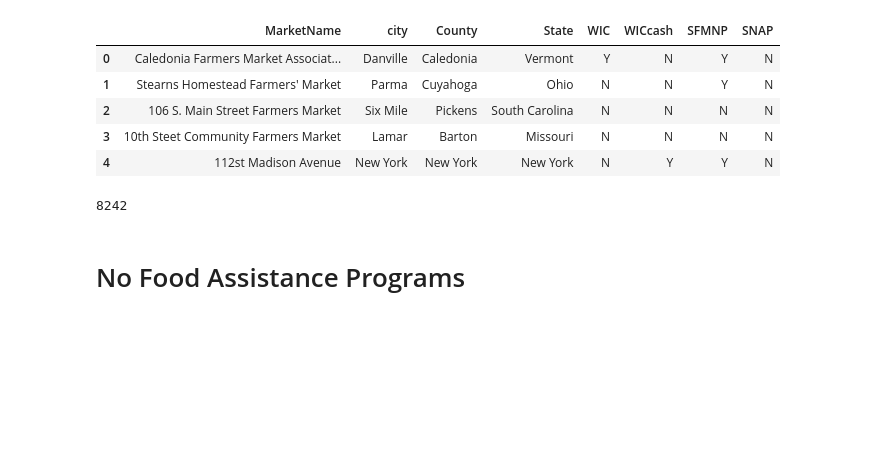
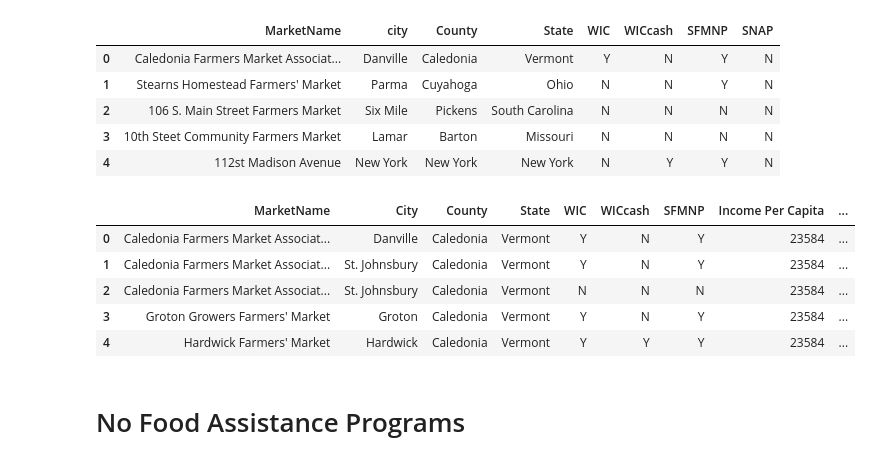
Before and after one commit to priyamittal96/project_1, a Jupyter notebook: Priya.ipynb, the cells around one changed output. Drawn from its saved outputs; the diff is of its cells as text; code cells hidden in the pictures; blank space fills up the shorter version.

```diff
--- a/Priya.ipynb
+++ b/Priya.ipynb
@@ -64,18 +64,29 @@ farmers_access_df.head()
 # %%
 access_df = pd.merge(farmers_access_df,county_df, how = "outer",on = "County")
 access_df = access_df[access_df.MarketName.notnull()]
 cleaned_access = access_df.drop_duplicates("MarketName").reset_index()
 cleaned_access = cleaned_access[["MarketName","city","County","State_x","WIC","WICcash","SFMNP","per capita income","median household income","median family income","population","number of households"]]
 cleaned_access = cleaned_access.rename(columns={
     "city":"City",
     "State_x":"State",
     "per capita income": "Income Per Capita",
     "median household income": "Median Household Income",
     "median family income": "Median Family Income",
     "population":"Population",
     "number of households":"Number of Households"
 })
+cleaned_access = cleaned_access[cleaned_access.Population.notnull()]
+cleaned_access = cleaned_access[cleaned_access["Income Per Capita"].notnull()]
+cleaned_access["Income Per Capita"]= cleaned_access["Income Per Capita"].str.replace(',', '').str.replace('$','').astype(int)
+cleaned_access["Median Household Income"]= cleaned_access["Median Household Income"].str.replace(',', '').str.replace('$','').astype(int)
+cleaned_access["Median Family Income"]= cleaned_access["Median Family Income"].str.replace(',', '').str.replace('$','').astype(int)
+cleaned_access["Population"]= cleaned_access["Population"].str.replace(',', '').astype(int)
+cleaned_access["Number of Households"]= cleaned_access["Number of Households"].str.replace(',', '').astype(int)
 cleaned_access.head()
-len(cleaned_access)
 # %% [output]
-8242
+|  | MarketName | City | County | State | WIC | WICcash | SFMNP | Income Per Capita | ... |
+| 0 | Caledonia Farmers Market Associat... | Danville | Caledonia | Vermont | Y | N | Y | 23584 | ... |
+| 1 | Caledonia Farmers Market Associat... | St. Johnsbury | Caledonia | Vermont | Y | N | Y | 23584 | ... |
+| 2 | Caledonia Farmers Market Associat... | St. Johnsbury | Caledonia | Vermont | N | N | N | 23584 | ... |
+| 3 | Groton Growers Farmers' Market | Groton | Caledonia | Vermont | Y | N | Y | 23584 | ... |
+| 4 | Hardwick Farmers' Market | Hardwick | Caledonia | Vermont | Y | Y | Y | 23584 | ... |
```
Also changed, not shown: parts of 8 cells of this notebook.
